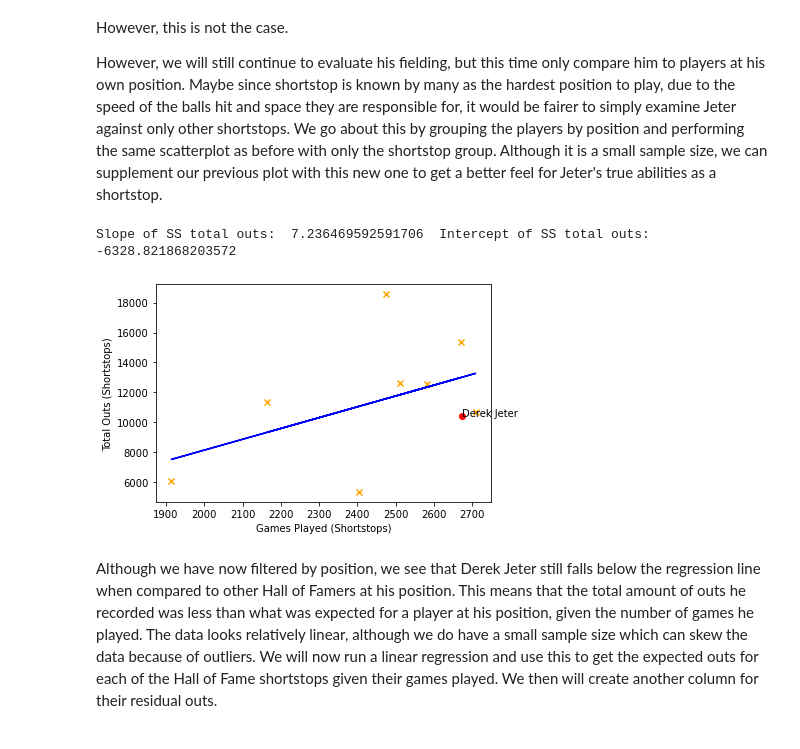
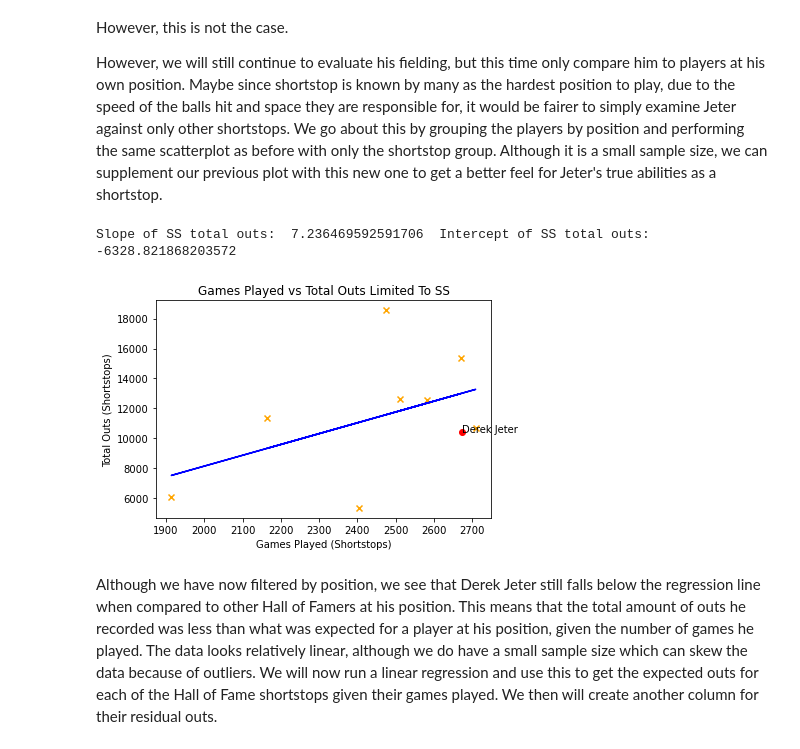
Before and after one commit to drob18/320FinalProject, a Jupyter notebook: Final.ipynb, the cells around one changed output. Saved outputs shown, nothing was run; the diff lists cells and outputs as text; code cells hidden in the pictures.

```diff
--- a/Final.ipynb
+++ b/Final.ipynb
@@ -653,29 +664,30 @@ However, we will still continue to evaluate his fielding, but this time only com
 # %%
 #Make a new dataframe from only shortstops
 SS_reg_HOF_stats = reg_HOF_stats.groupby(by="POS")
 SS = pd.DataFrame(SS_reg_HOF_stats.get_group('SS'))
 
 # Making a scatterplot of the shortstop total outs
 for k1,v1 in SS.iterrows():
     #Mark Jeter as red
     if (k1 == 'jeterde01'):
         plt.scatter(marker='o',x=v1['GP'],y=v1['OUTS'],c='red')
         plt.annotate('Derek Jeter',(v1['GP'],v1['OUTS']))
     else:
         #Mark rest as orange
         plt.scatter(marker='x',x=v1['GP'],y=v1['OUTS'],c='orange')
 
 #Create the scatter plot
 x = SS['GP']
 y = SS['OUTS']
 m,b = np.polyfit(x,y,1)
 plt.plot(x, m*x+b, '-', color='blue')
 plt.xlabel('Games Played (Shortstops)')
 plt.ylabel('Total Outs (Shortstops)')
+plt.title("Games Played vs Total Outs Limited To SS")
 print("Slope of SS total outs: ",m, " Intercept of SS total outs: ",b)
 # %% [output]
 Slope of SS total outs:  7.236469592591706  Intercept of SS total outs:  -6328.821868203572
-[figure, old version]
+[figure, new version]
 # %% [markdown]
 Although we have now filtered by position, we see that Derek Jeter still falls below the regression line when compared to other Hall of Famers at his position. This means that the total amount of outs he recorded was less than what was expected for a player at his position, given the number of games he played. The data looks relatively linear, although we do have a small sample size which can skew the data because of outliers. We will now run a linear regression and use this to get the expected outs for each of the Hall of Fame shortstops given their games played. We then will create another column for their residual outs.
 # %%
```
Also changed, not shown: parts of 8 cells of this notebook, 1 other file.
